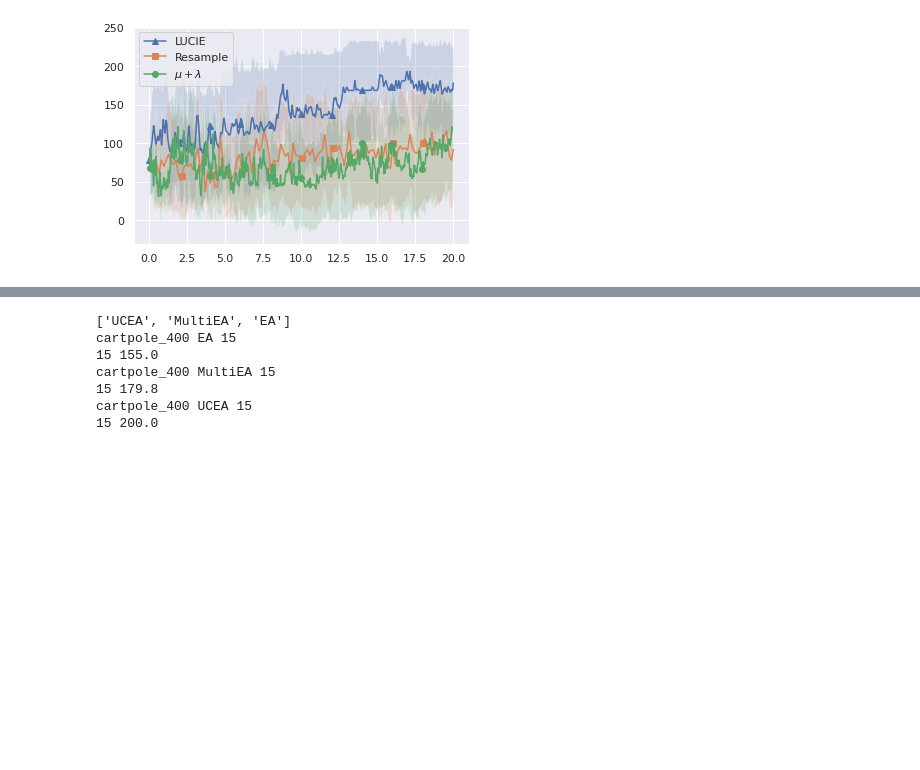
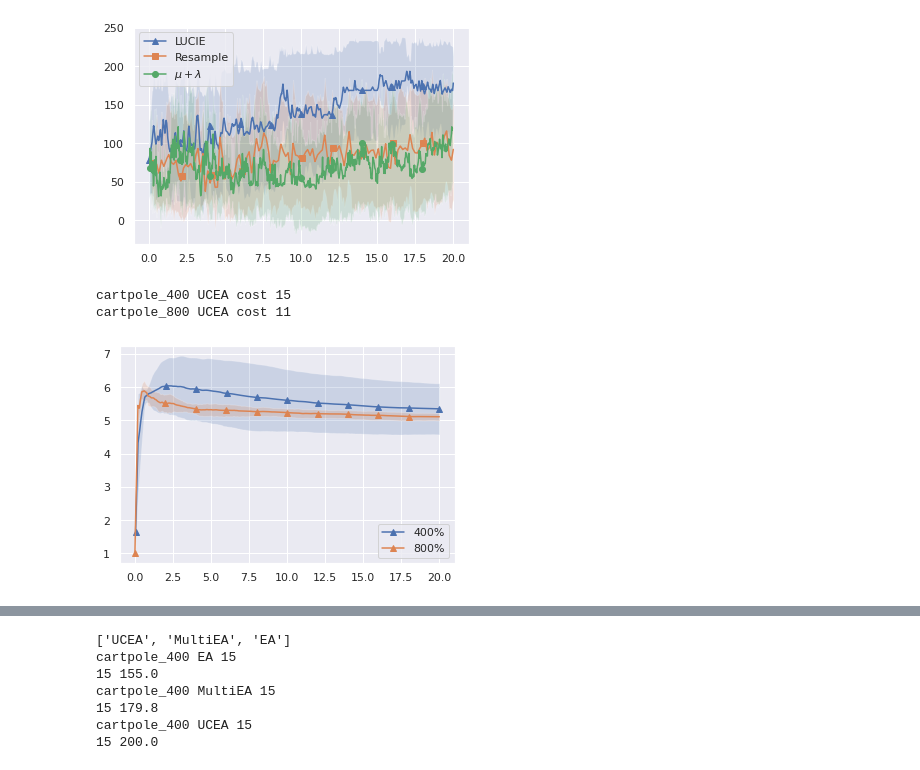
Before and after one commit to TemplierPaul/pyUCEA, a Jupyter notebook: LUCIE-plot.ipynb, the cells around one changed output, grey strips where cells are left out. Cells and saved outputs as stored; diff of their text form; code cells hidden in the pictures; blank space fills up the shorter version.

Commit message:
Cost comparison LUCIE

```diff
--- a/LUCIE-plot.ipynb
+++ b/LUCIE-plot.ipynb
@@ -65,6 +65,21 @@ class GroupedRun:
         for r in self.runs:
             h = r.history()
             i = interpolate.interp1d(h["evaluations"], h[y])
+            self.interpolators[y].append(i)
+            self.ranges[y] = (max(self.ranges[y][0], h["evaluations"].min()), min(self.ranges[y][1], h["evaluations"].max()))
+
+    def interpolate_cost(self):
+        y = "cost"
+        if y not in self.interpolators:
+            self.interpolators[y] = []
+            self.ranges[y] = (- np.inf, max_evals)
+        for r in self.runs:
+            h = r.history()
+            evals = h["evaluations"]
+            n_pop = r.config["n_pop"]
+            gen = h["generation"]
+            cost = evals / (n_pop * gen)
+            i = interpolate.interp1d(h["evaluations"], cost)
             self.interpolators[y].append(i)
             self.ranges[y] = (max(self.ranges[y][0], h["evaluations"].min()), min(self.ranges[y][1], h["evaluations"].max()))
 
@@ -175,4 +190,37 @@ cartpole_800 UCEA fitness 10
 cartpole_800 MultiEA fitness 10
 cartpole_800 EA fitness 10
 [figure]
+# %%
+for g, runs in games.items():
+    y = "cost"
+    a = "UCEA"
+    r = runs[a]
+    # Cost plot
+    group = GroupedRun(a, r)
+    print(f"{g} {a} {y} {len(group)}")
+    group.interpolate_cost()
+    mean, std = group.get_mean_std(y, np.arange(group.ranges[y][0], group.ranges[y][1]))
+    # Use LUCIE instead of UCEA as label
+
+    label = f"{g.split('_')[1]}%"
+    X = np.arange(group.ranges[y][0], group.ranges[y][1]) / 1000
+    plt.plot(
+        X,
+        mean,
+        label=label,
+        # color=colors[a],
+        marker=markers[a],
+        markevery=len(mean) // 10,
+        )
+    plt.fill_between(X, mean - std, mean + std, alpha=0.2)
+# put legend bottom right
+plt.legend(loc="lower right")
+# plt.title(f"{g}")
+# save figure without borders
+plt.savefig(f"paper_figures/cost_LUCIE.png", bbox_inches="tight")
+plt.show()
+# %% [output]
+cartpole_400 UCEA cost 15
+cartpole_800 UCEA cost 11
+[figure, added]
 # %%
```
Also changed, not shown: parts of 5 cells of this notebook, 4 other files.
